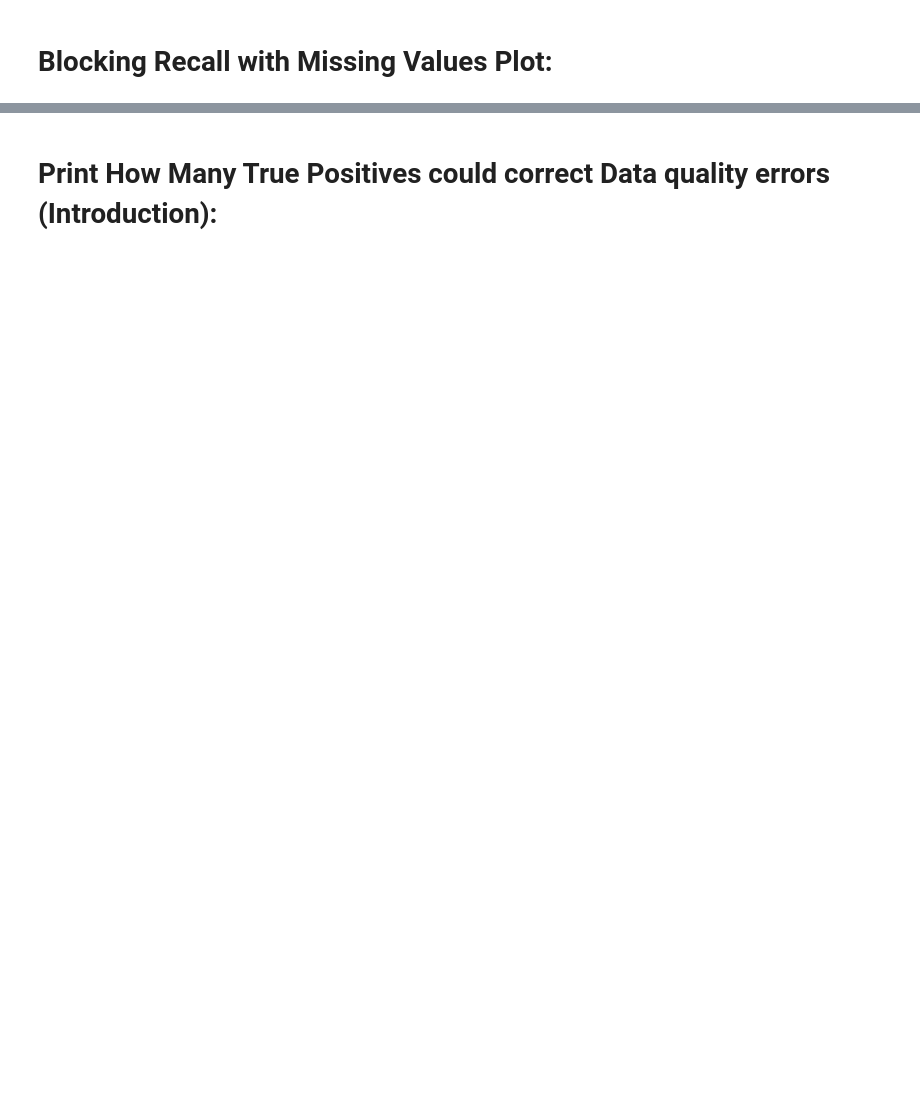
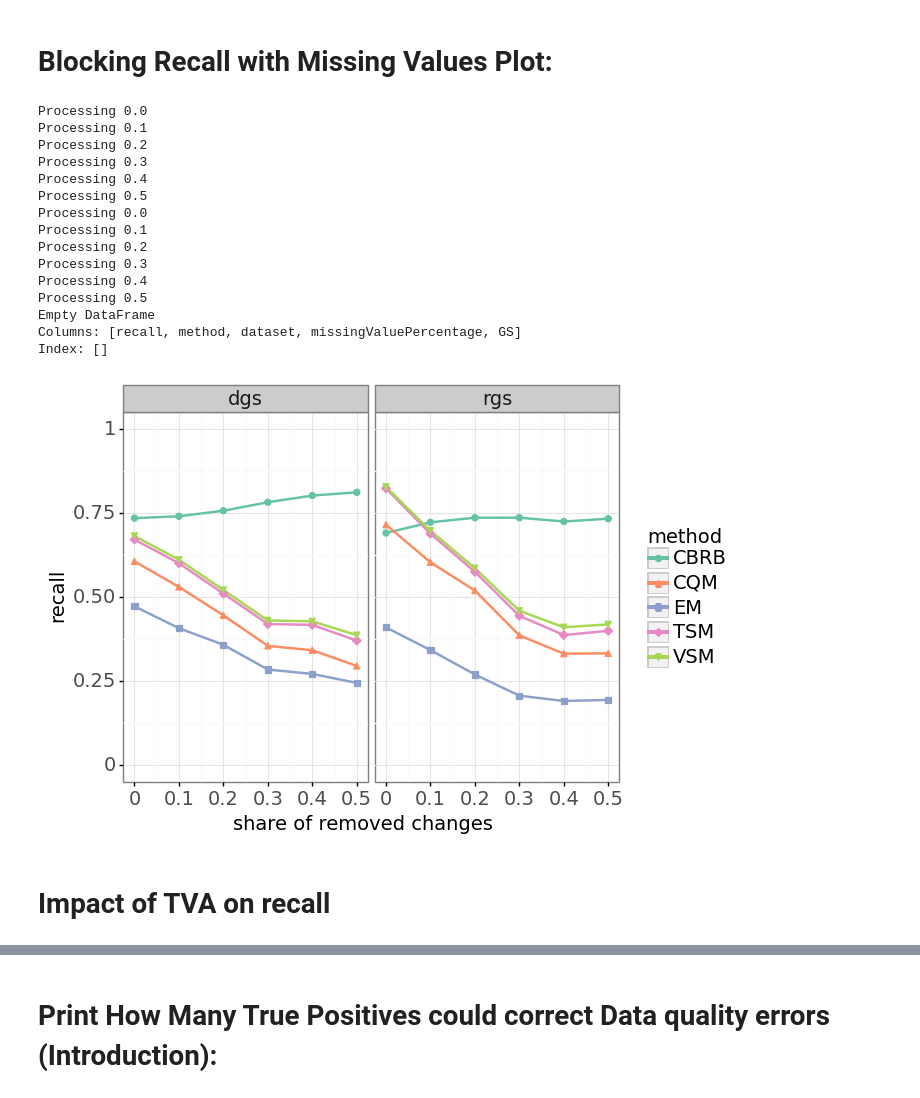
Before and after one commit to leonbornemann/RoleMatchingEvaluation, a Jupyter notebook: BlockingEvaluation.ipynb, the cells around one changed output, grey strips where cells are left out. Saved outputs shown, nothing was run; the diff lists cells and outputs as text; code cells hidden in the pictures; blank space fills up the shorter version.

Commit message:
Added several more evaluation scripts

```diff
--- a/BlockingEvaluation.ipynb
+++ b/BlockingEvaluation.ipynb
@@ -77,34 +16,87 @@ Macro-AVG,,47,73,60,67,68,
 # %%
 #getRecallForNonparametrizedMethodsDF
 
 import role_matching.EvaluationHelperMethods as rm
 import role_matching.MetricHelperMethods as mhm
 import pandas as pd
 from plotnine import *
 from plotnine.data import *
 from tabulate import tabulate
 from sklearn.metrics import accuracy_score, f1_score, precision_score, recall_score, classification_report, confusion_matrix, precision_recall_curve
 import numpy as np
 
 bucketAndDatasetToWeight, _ = rm.getBucketAndDatasetToWeight(pathTo95TVA2DVASample)
 
 goldStandardType = [True,False]
-methodNames = ['isInExactMatchBlockingWithFilter','isInStrictBlockingNoDecayWithFilter','isInSequenceBlockingWithFilter','isInTSMBlockingWithFilter','isInValueSetBlockingWithFilter']
-missingValuePercentages = [0.1,0.2,0.3,0.4,0.5]
+#methodNames = ['isInExactMatchBlockingWithFilter','isInStrictBlockingNoDecayWithFilter','isInSequenceBlockingWithFilter','isInTSMBlockingWithFilter','isInValueSetBlockingWithFilter']
+methodNames = ['isInExactMatchBlockingWithDVAFilter','isInStrictBlockingNoDecayWithDVAFilter','isInSequenceBlockingWithDVAFilter','isInTSMBlockingWithDVAFilter','isInValueSetBlockingWithDVAFilter']
 
+methodNamesToShortMethodName = {
+    'isInExactMatchBlockingWithDVAFilter':"EM",
+    'isInStrictBlockingNoDecayWithDVAFilter':"CBRB",
+    'isInSequenceBlockingWithDVAFilter':"CQM",
+    'isInTSMBlockingWithDVAFilter':"TSM",
+    'isInValueSetBlockingWithDVAFilter':"VSM"
+}
+
+missingValuePercentages = [0.0,0.1,0.2,0.3,0.4,0.5]
+
+finalDFRows = []
 for weighted in goldStandardType:
-    if(loadDiverseGoldStandard):
-        weighted = False
+    if(weighted):
+        gsName = "rgs"
     else:
-        weighted = True
+        gsName = "dgs"
     for missingValuePercentage in missingValuePercentages:
-        df = rm.readGoldStandardEvaluation(gold_standard_path,loadDiverseGoldStandard,pathTo95TVA2DVASample)
+        print("Processing",missingValuePercentage)
+        df = rm.readGoldStandardEvaluation(gold_standard_path_with_missing_values,not weighted,pathTo95TVA2DVASample,missingValuePercentage)
+        #print(missingValuePercentage,sum(df["hasTransitionOverlapNoDecay"]))
         dsNameList = []
         for dsName in df['dataset'].unique():
             dsNameList.append(dsName)
         dsNameList.sort()
         for dsName in dsNameList:
             shortName = rm.datasetToAbbreviation[dsName]
-            mhm.printRecallForNonparametrizedMethodsDF(shortName,df[df['dataset']==dsName],methodNames,weighted,bucketAndDatasetToWeight)
-        mhm.printRecallForNonparametrizedMethodsDF("Micro-AVG",df,methodNames,weighted,bucketAndDatasetToWeight)
-        mhm.printMacroAveragesRecall("Macro-AVG",df,methodNames,weighted,bucketAndDatasetToWeight)
+            recallValues = mhm.getRecallForNonparametrizedMethodsDF(df[df['dataset']==dsName],methodNames,weighted,bucketAndDatasetToWeight)
+            for i in range(0,len(recallValues)):
+                method = methodNames[i]
+                recall = recallValues[i]
+                finalDFRows.append({"recall":recall,"method":methodNamesToShortMethodName[method],"dataset":shortName,"missingValuePercentage":missingValuePercentage,"GS":gsName})
+        miaRecallValues = mhm.getRecallForNonparametrizedMethodsDF(df,methodNames,weighted,bucketAndDatasetToWeight)
+        maaRecallValues = mhm.getMacroAveragesRecall(df,methodNames,weighted,bucketAndDatasetToWeight)
+        #mhm.printRecallForNonparametrizedMethodsDF(shortName,df,methodNames,~weighted,bucketAndDatasetToWeight)
+        for i in range(0,len(miaRecallValues)):
+            method = methodNames[i]
+            recallMia = miaRecallValues[i]
+            recallMaa = maaRecallValues[i]
+            finalDFRows.append({"recall":recallMia,"method":methodNamesToShortMethodName[method],"dataset":"MIA","missingValuePercentage":missingValuePercentage,"GS":gsName})
+            finalDFRows.append({"recall":recallMaa,"method":methodNamesToShortMethodName[method],"dataset":"MAA","missingValuePercentage":missingValuePercentage,"GS":gsName})
+
+finalDf = pd.DataFrame(finalDFRows)
+finalDF01 = finalDf[(finalDf["method"]=="isInStrictBlockingNoDecayWithFilter") & (finalDf["missingValuePercentage"]==0.0) & (finalDf["GS"]=="rgs")]
+print(finalDF01)
+#finalDFMia = finalDf[(finalDf["dataset"]=="MIA") | (finalDf["dataset"]=="MAA")]
+finalDFMaa = finalDf[(finalDf["dataset"]=="MAA")]
+#print(finalDFMia)
+plot = ggplot(finalDFMaa, aes(x ='missingValuePercentage', y='recall', color="method", shape = "method")) + geom_line(size=1) + geom_point(size=2) + theme_bw() + theme(text=element_text(size=14)) +facet_wrap("GS") + xlab("share of removed changes") + ylim(0,1) + scale_color_brewer(type="qual",palette="Set2")
+print(plot)
+plot.save("exported_plots_new/missingDataRecallNonParametrized.pdf",width=leanPDFPlotWidth,height=leanPDFPlotHeight)
+# %% [output]
+Processing 0.0
+Processing 0.1
+Processing 0.2
+Processing 0.3
+Processing 0.4
+Processing 0.5
+Processing 0.0
+Processing 0.1
+Processing 0.2
+Processing 0.3
+Processing 0.4
+Processing 0.5
+Empty DataFrame
+Columns: [recall, method, dataset, missingValuePercentage, GS]
+Index: []
+[figure, added]
+# %% [markdown]
+# Impact of TVA on recall
```
Also changed, not shown: parts of 24 cells of this notebook, 8 other files.
